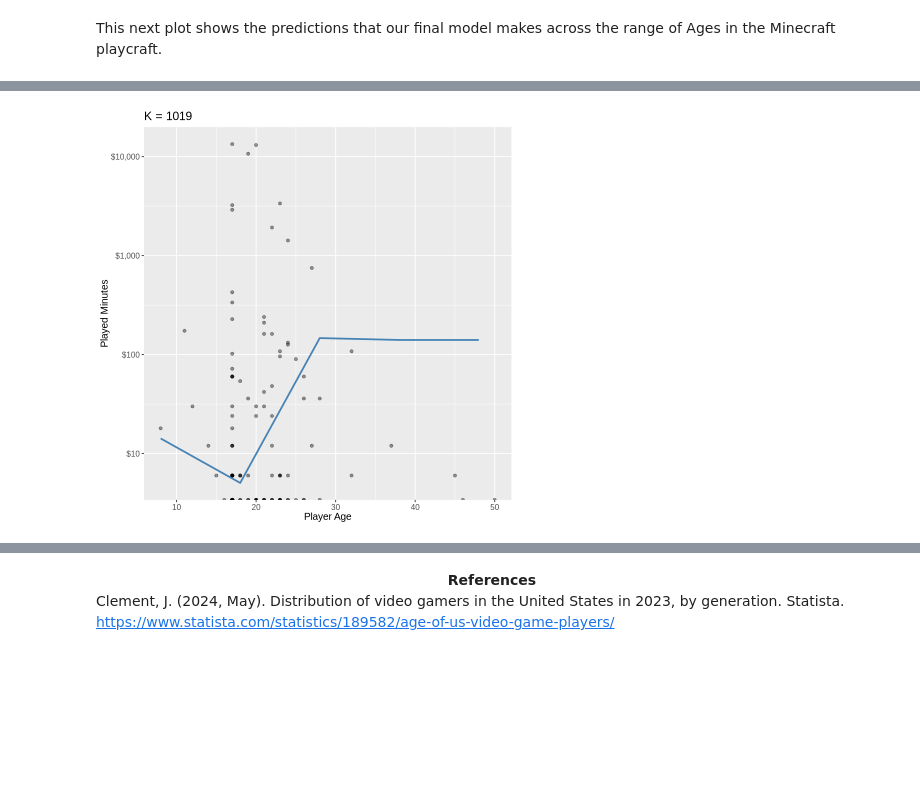
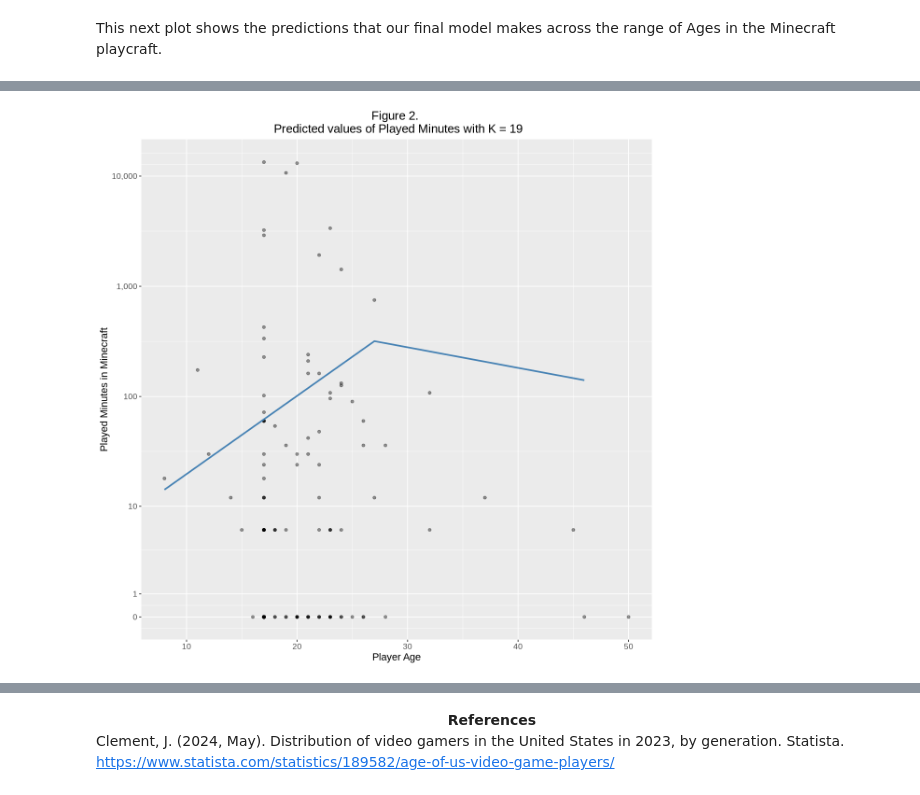
Before and after one commit to vghappy/minecraft_gameplay, a Jupyter notebook: Group Project.ipynb, the cells around one changed output, grey strips where cells are left out. Saved outputs shown, nothing was run; the diff lists cells and outputs as text; code cells hidden in the pictures; blank space fills up the shorter version.

```diff
--- a/Group Project.ipynb
+++ b/Group Project.ipynb
@@ -308,16 +340,15 @@ Not really, as we thought that age would be a good indicator of total playtime.
 This next plot shows the predictions that our final model makes across the range of Ages in the Minecraft playcraft.
 # %%
 players_prediction_grid<- tibble(
-    Age=seq(
-                from = players_train |> select(Age) |> min(),
+    Age=seq(from = players_train |> select(Age) |> min(),
         to = players |> select(Age)|> max(na.rm=TRUE),
-        by = 10))
+        by = 19))
 # %%
 players_preds <- players_fit |>
   predict(players_prediction_grid) |>
   bind_cols(players_prediction_grid)
 # %%
-
+options(repr.plot.height = 10, repr.plot.width = 10)
 plot_final <- ggplot(players_train, aes(x = Age, y = played_minutes)) +
   geom_point(alpha = 0.4) +
   geom_line(data = players_preds,
@@ -325,10 +356,13 @@ plot_final <- ggplot(players_train, aes(x = Age, y = played_minutes)) +
             color = "steelblue",
             linewidth = 1) +
   xlab("Player Age") +
-  ylab("Played Minutes") +
-scale_y_log10(labels = dollar_format())+
-  ggtitle(paste0("K = 10", kmin)) +
-  theme(text = element_text(size = 12))
+  ylab("Played Minutes in Minecraft") +
+scale_y_continuous(
+    trans = pseudo_log_trans(base = 10),
+    breaks = c(0,1, 10, 100, 1000, 10000), labels = comma) +
+  ggtitle(paste0("Figure 2. \n Predicted values of Played Minutes with K = ", kmin)) +
+  theme(text = element_text(size = 13)) +
+theme(plot.title = element_text(hjust = 0.5))
 
 plot_final
 # %% [output]
@@ -337,3 +369,3 @@ Warning message in scale_y_log10(labels = dollar_format()):
-[figure, old version]
+[figure, new version]
 # %% [markdown]
 ## Impacts of these findings:
```
Also changed, not shown: parts of 12 cells of this notebook.
